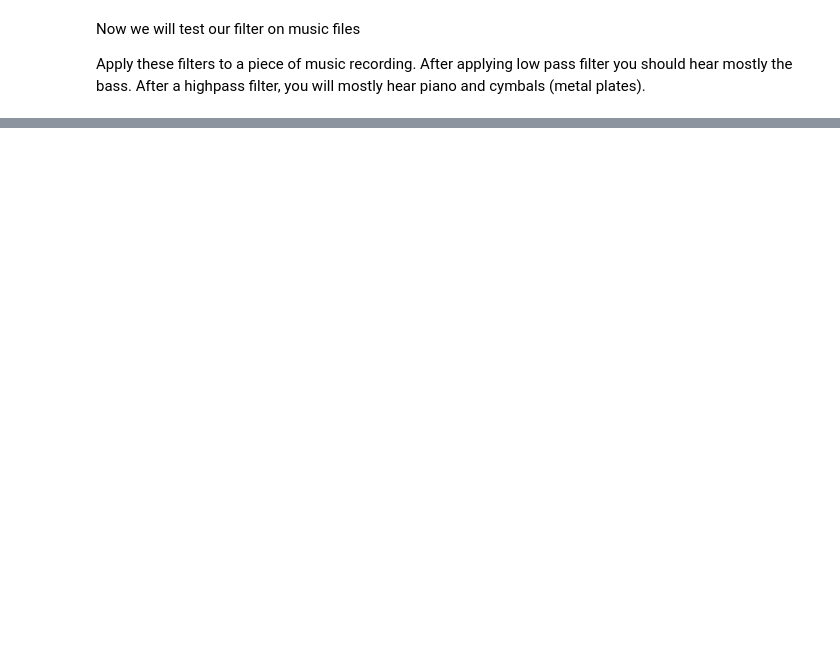
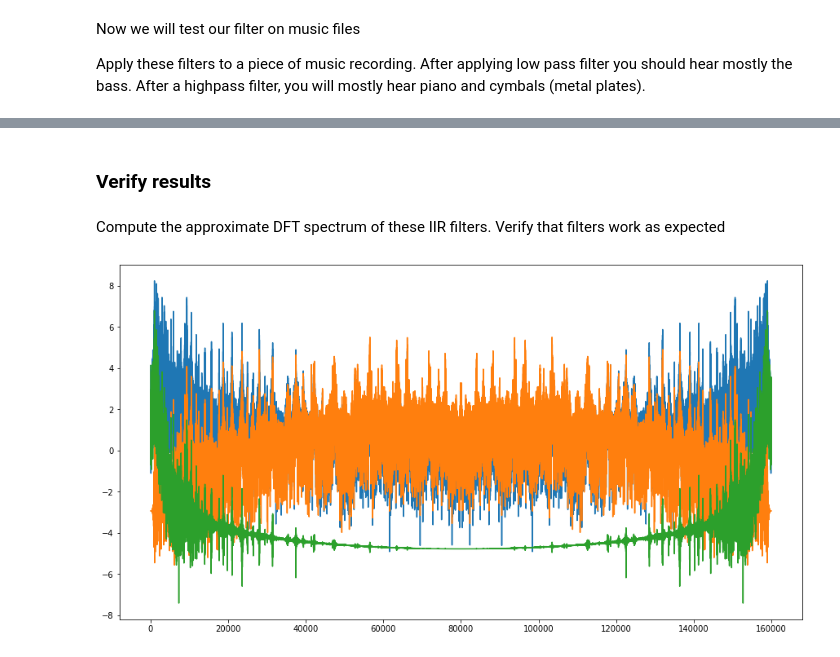
Before and after one commit to sham1lk/irc_dsp, a Jupyter notebook: lab3.ipynb, the cells around one changed output, grey strips where cells are left out. Saved outputs shown, nothing was run; the diff lists cells and outputs as text; code cells hidden in the pictures; blank space fills up the shorter version.

```diff
--- a/lab3.ipynb
+++ b/lab3.ipynb
@@ -180,28 +183,34 @@ def IIR_filter(a, b: np.array):
     p = len(a)
     q = len(b)
 
+    # we will need reversed coefficients
+    # and numba works better with contiguous arrays
+    a_reverse = np.ascontiguousarray(a[::-1])
+    b_reverse = np.ascontiguousarray(b[::-1])
+
+    # use numba's decorator to speed up calculations(on average about 2s improvement)
+    @jit
     def func(signal: np.array):
-#         breakpoint()
-
-        # shift signal and
         # prepend zeroes to the signal
         shift = max(p, q)
         zeros = np.zeros(shift)
-        signal = np.insert(signal, 0, zeros, axis=0)
+        signal = np.concatenate((signal, zeros))  # np.insert(signal, 0, zeros, axis=0)
 
-        output = np.zeros(shift)
+        # append zero terms to the output
+        output = zeros.copy()
+
         for n, xn in enumerate(signal):
             # ignore zero terms
             if n < shift:
                 continue
-
-            feedforward = b[::-1] @ signal[n - q: n]
-            feedback = a[::-1] @ output[n - p: n]
+            # @ symbol in numpy refers to dot/matrix product
+            feedforward = b_reverse @ signal[n - q: n]
+            feedback = a_reverse @ output[n - p: n]
 
             yn = feedforward + feedback
             yn = np.array([yn])
 
             output = np.append(output, yn, axis=0)
-        return output[3:]
+        return output[3:]  # remove previously appended zero terms
 
     return func
@@ -261,0 +270,3 @@ Apply these filters to a piece of music recording. After applying low pass filte
+# %%
+%%time
+filtered_signal_low = lowpass_filter(ex_signal)
@@ -279,0 +308,14 @@ from numba import jit
+# %% [markdown]
+### Verify results
+# %% [markdown]
+Compute the approximate DFT spectrum of these IIR filters. Verify that filters work as expected
+# %%
+# N = 1e8
+plt.figure(figsize=(15, 8))
+plt.plot(np.log(np.abs(np.fft.fft(ex_signal))))
+plt.plot(np.log(np.abs(np.fft.fft(filtered_signal_high))))
+plt.plot(np.log(np.abs(np.fft.fft(filtered_signal_low))))
+
+plt.show()
+# %% [output]
+[figure, added]
```
Also changed, not shown: parts of 35 cells of this notebook.
